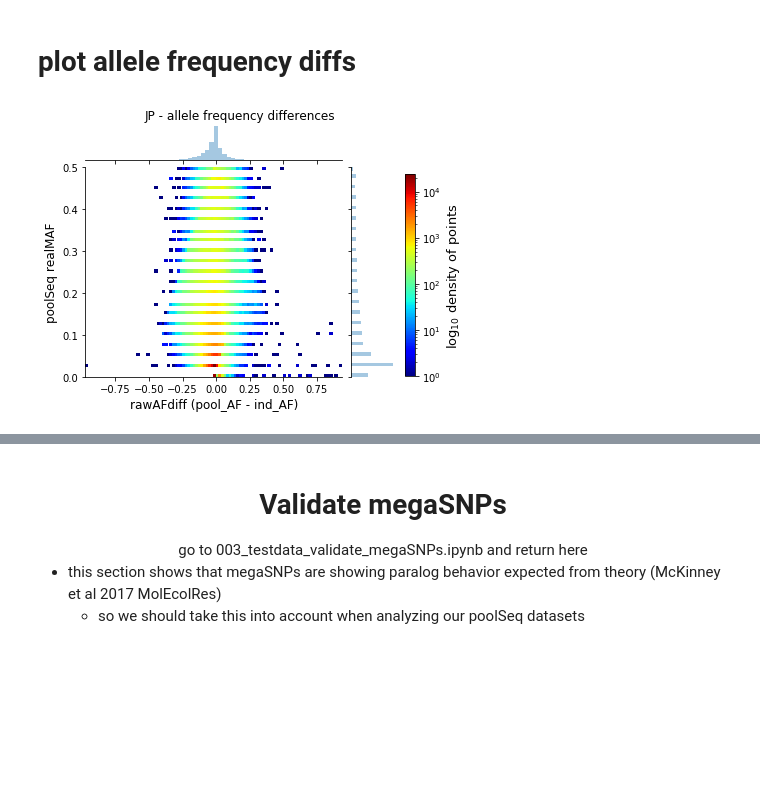
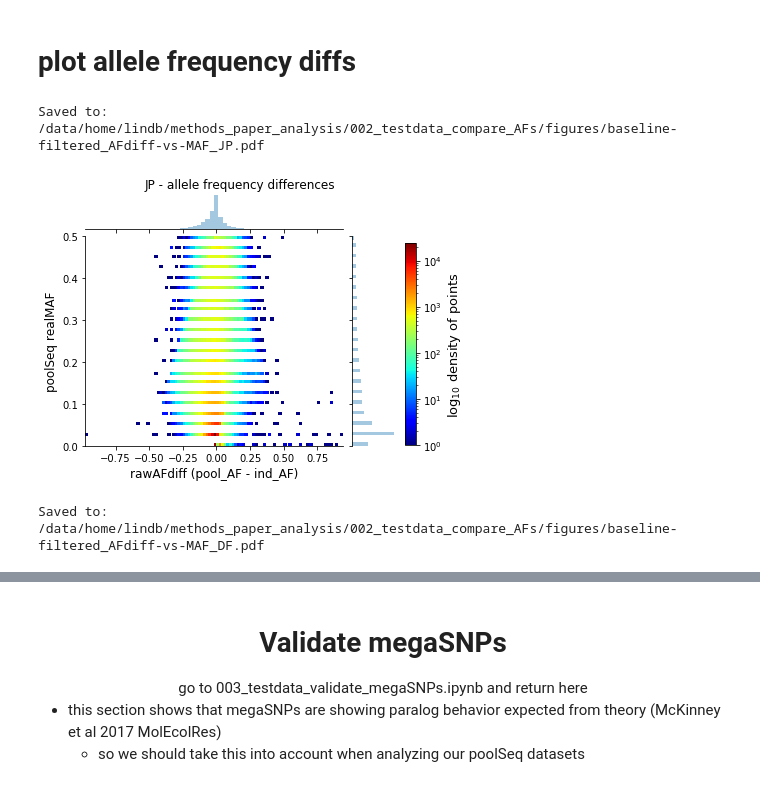
Before and after one commit to CoAdapTree/testdata_validation, a Jupyter notebook: 002_testdata_compare_AFs.ipynb, the cells around one changed output, grey strips where cells are left out. Saved outputs shown, nothing was run; the diff lists cells and outputs as text; code cells hidden in the pictures; blank space fills up the shorter version.

```diff
--- a/002_testdata_compare_AFs.ipynb
+++ b/002_testdata_compare_AFs.ipynb
@@ -44,22 +48,0 @@ secdir = makedir(op.join(methodsdir, '002_testdata_compare_AFs'))
-# %%
-# load in intersecting data created in 001_testdata_explore.ipynb
-sppfiles = {'gatk':{'JP': '/data/projects/pool_seq/non-pangenome/gatk_diploid_testdata/JP_i101-gatk/filtered_snps/JP_i101_filtered_concatenated_snps_max-missing_table_biallelic-only_translated.txt',
-                   'DF': '/data/projects/pool_seq/non-pangenome/gatk_diploid_testdata/DF_i52-gatk/filtered_snps/DF_i52_filtered_concatenated_snps_max-missing_table_biallelic-only_p000_translated.txt'}}
-print('reading files ...')
-oldsnps = {}
-for method,spp in sppfiles.items():
-    oldsnps[method] = {}
-    for sp,file in spp.items():
-        print(sp)
-        oldsnps[method][sp] = pd.read_table(file)
-        print('DONE!')
-# first reduce gatk to no missing data so we have the best estimate of indSeq AF
-for sp in ['JP', 'DF']:
-    df = oldsnps['gatk'][sp].copy()
-    sampcols = [col for col in df.columns if '.GT' in col]
-    print(sp, 'before = ', nrow(df))
-    for col in sampcols:
-#         df = df[df[col].notnull()]
-        if sum(df[col].notnull()) != nrow(df):
-            print(col)
-    print(sp, 'after = ', nrow(df))
@@ -127,7 +100,7 @@ def subcategorybar(X, vals, width=.9):
                 width=width/float(n), align="edge")
     plt.xticks(_X, X)
 
-def make_mafdict_fig(pruned_snpdict, all_snpdict, legend, xlab, title=None):
+def make_mafdict_fig(pruned_snpdict, all_snpdict, legend, xlab, title=None, saveloc=None):
     """Create side-by-side bar plot (histogram) of AF spectra for two datasets."""
     fig = plt.figure(figsize=(25,5))
     X = ['%.2f' % float(key) for key in sorted(keys(pruned_snpdict))]
@@ -138,10 +111,15 @@ def make_mafdict_fig(pruned_snpdict, all_snpdict, legend, xlab, title=None):
     plt.ylabel('count',size=20)
     plt.xlabel(xlab,size=20)
     plt.title(title, size=20)
+    if saveloc is not None:
+        with PdfPages(saveloc) as pdf:
+            pdf.savefig(bbox_inches='tight')
+        print(ColorText('Saved to: ').bold(), saveloc)
     plt.show()
     pass
 
-def plot_rawAFdiff(gatk, varscan, y='realMAF', x='AF', replace=False):
+def plot_rawAFdiff(gatk, varscan, y='realMAF', x='AF', replace=False, saveloc=None):
+    """Plot pAF-iAF vs input column from poolseq."""
     df = varscan[['AF','MAF','realfreq']].copy()
     df[y] = varscan[y]
     df['rawAFdiff'] = df[x] - gatk.loc[df.index, x]
@@ -149,4 +127,4 @@ def plot_rawAFdiff(gatk, varscan, y='realMAF', x='AF', replace=False):
     makesweetgraph(df['rawAFdiff'], df[y],
                    xlab=f'rawAFdiff (pool_{x} - ind_{x})',
                    ylab=f'poolSeq {y}' if replace is False else f'{replace} {y}',
-                   title=f'{sp} - allele frequency differences')
+                   title=f'{sp} - allele frequency differences', saveloc=saveloc)
@@ -256,5 +237,6 @@ for sp in ['JP', 'DF']:
     make_mafdict_fig(get_mafdict(snps['gatk'][sp]['realMAF'], roundto=3),
                      get_mafdict(snps['varscan'][sp]['realMAF'], roundto=3),
                      xlab='MAF frequency',
-                     legend=['indSeq','poolSeq'], title=f'{sp} MAF spectrum')
+                     legend=['indSeq','poolSeq'], title=f'{sp} MAF spectrum',
+                     saveloc=op.join(figdir, f'baseline-filtered_maf-spectrum_{sp}.pdf'))
 # %% [output]
@@ -265,9 +249,11 @@ for sp in ['JP', 'DF']:
 for sp in ['JP','DF']:
     makesweetgraph(snps['gatk'][sp]['realfreq'],
                    snps['varscan'][sp]['realfreq'], title=f'{sp} AF (%s SNPs)' % nrow(snps["gatk"][sp]), snsbins=len(realfreqs)-1,
-                   xlab='GATK ALT frequency', ylab='VarScan ALT frequency')
+                   xlab='GATK ALT frequency', ylab='VarScan ALT frequency',
+                   saveloc=op.join(figdir, f'baseline-filtered_congruence_full-AF-spectrum_{sp}.pdf'))
 for sp in ['JP','DF']:
     makesweetgraph(snps['gatk'][sp]['realMAF'],
                    snps['varscan'][sp]['realMAF'], title=f'{sp} MAF (%s SNPs)' % nrow(snps["gatk"][sp]), snsbins=len(realmafs),
-                   xlab='GATK MAF frequency', ylab='VarScan MAF frequency')
+                   xlab='GATK MAF frequency', ylab='VarScan MAF frequency',
+                   saveloc=op.join(figdir, f'baseline-filtered_congruence_MAF-spectrum_{sp}.pdf'))
 # %% [output]
@@ -297,6 +287,9 @@ pkldump(snps, op.join(secsdir, 'snps_dict_intersecting_no-noREFloci_realfreqs.pk
 # %%
 # plot rawAFdiff vs binned MAF
 for sp in ['JP','DF']:
-    plot_rawAFdiff(snps['gatk'][sp],snps['varscan'][sp])
+    plot_rawAFdiff(snps['gatk'][sp],snps['varscan'][sp],
+                   saveloc=op.join(figdir, f'baseline-filtered_AFdiff-vs-MAF_{sp}.pdf'))
 # %% [output]
+Saved to:  /data/home/lindb/methods_paper_analysis/002_testdata_compare_AFs/figures/baseline-filtered_AFdiff-vs-MAF_JP.pdf
-[figure, old version]
+[figure, new version]
+Saved to:  /data/home/lindb/methods_paper_analysis/002_testdata_compare_AFs/figures/baseline-filtered_AFdiff-vs-MAF_DF.pdf
```
Also changed, not shown: parts of 31 cells of this notebook.
